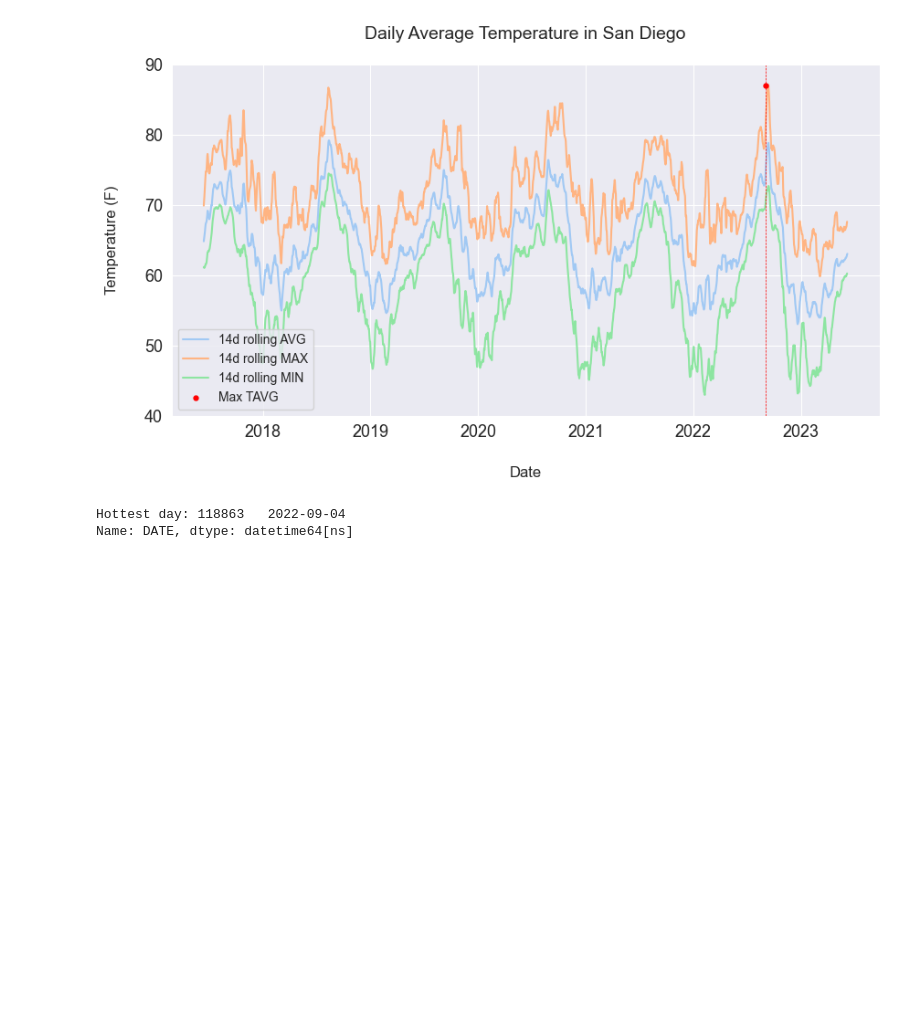
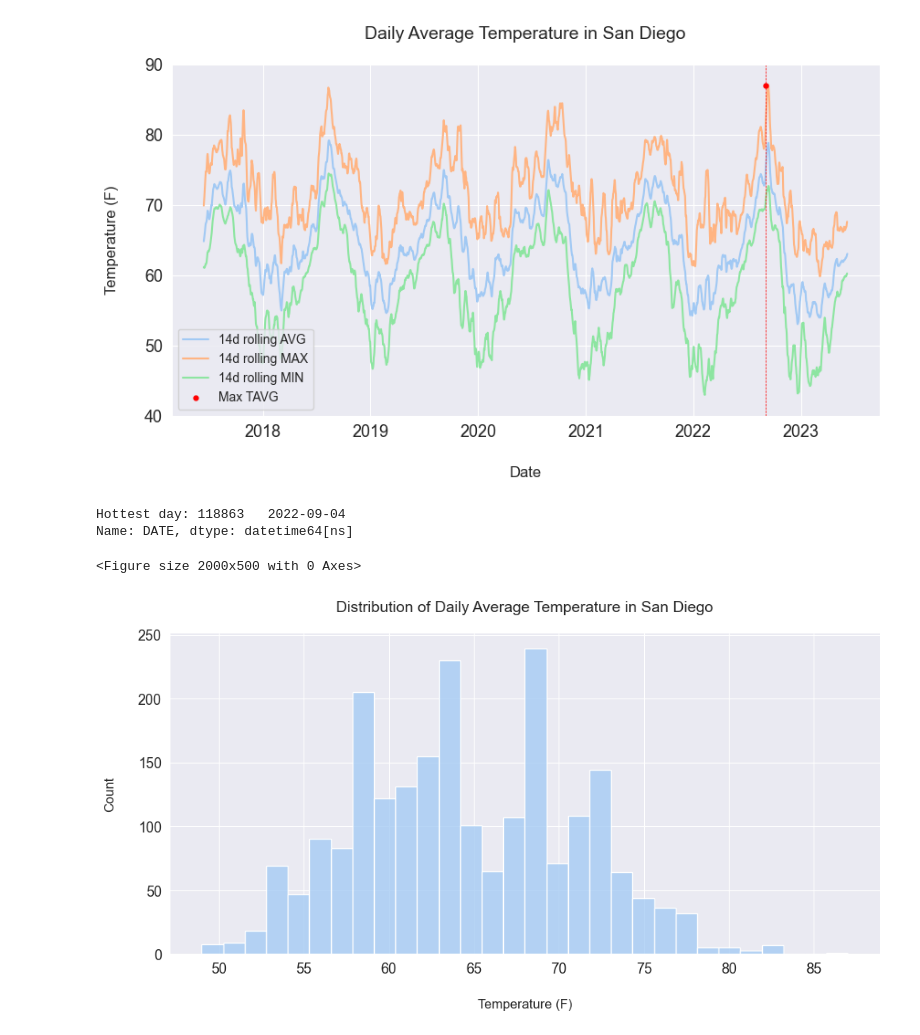
Before and after one commit to Gregory-Eales/san-diego-temp, a Jupyter notebook: weather.ipynb, the cells around one changed output. Drawn from its saved outputs; the diff is of its cells as text; code cells hidden in the pictures; blank space fills up the shorter version.

```diff
--- a/weather.ipynb
+++ b/weather.ipynb
@@ -22,6 +22,9 @@ df.head()
 print('Percent NaN:', df['TAVG'].isna().sum() / len(df))
 # %% [output]
 Percent NaN: 0.0
+# %%
+# remove rows with TAVG = NaN
+df = df[df['TAVG'].notna()]
 # %%
 # convert DATE to datetime
 df['DATE'] = pd.to_datetime(df['DATE'])
@@ -75,3 +78,14 @@ print('Hottest day:', df_daily[df_daily['TAVG'] == df_daily['TAVG'].max()]['DATE
 # %% [output]
 Hottest day: 118863   2022-09-04
 Name: DATE, dtype: datetime64[ns]
+# %%
+# plot the distribution of avg temp
+plt.figure(figsize=(20, 5))
+sns.displot(df_daily['TAVG'], bins=30, kde=False, aspect=2)
+plt.xlabel('Temperature (F)', fontsize=12, labelpad=20)
+plt.ylabel('Count', fontsize=12, labelpad=20)
+plt.title('Distribution of Daily Average Temperature in San Diego', fontsize=14, pad=20)
+plt.show()
+# %% [output]
+<Figure size 2000x500 with 0 Axes>
+[figure, added]
```
Also changed, not shown: parts of 2 cells of this notebook.
